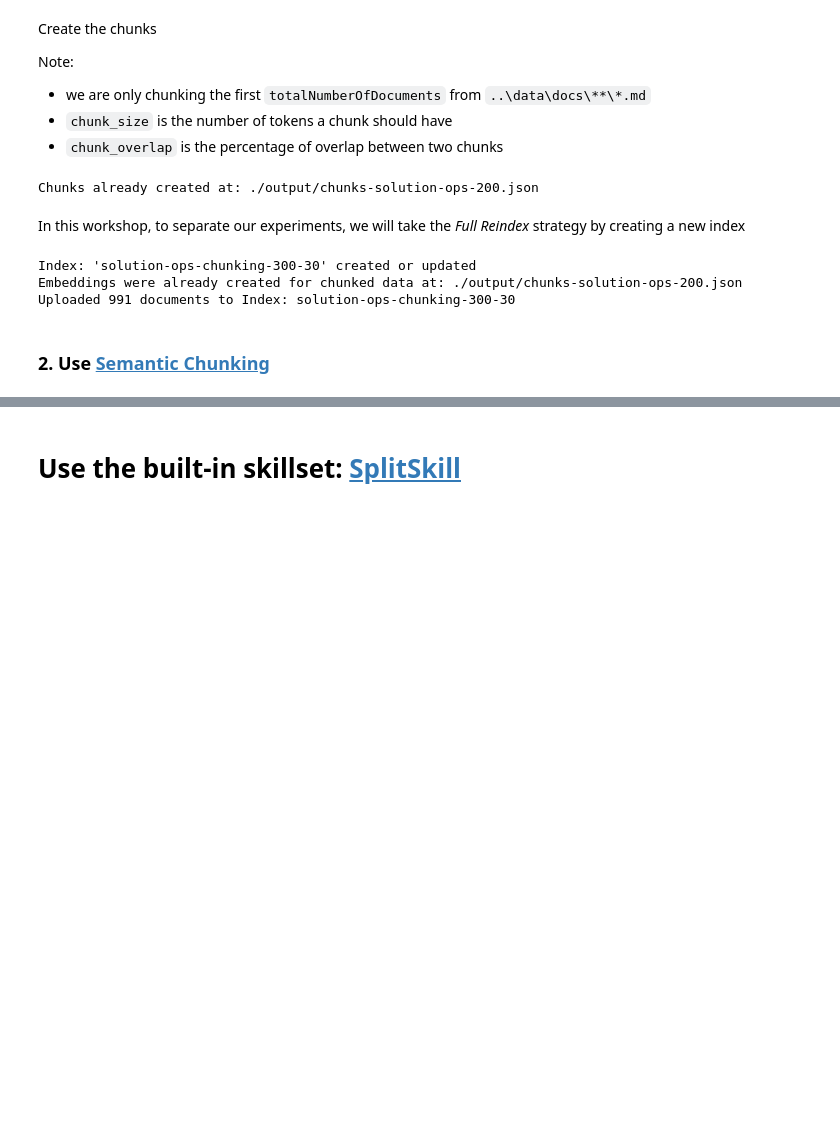
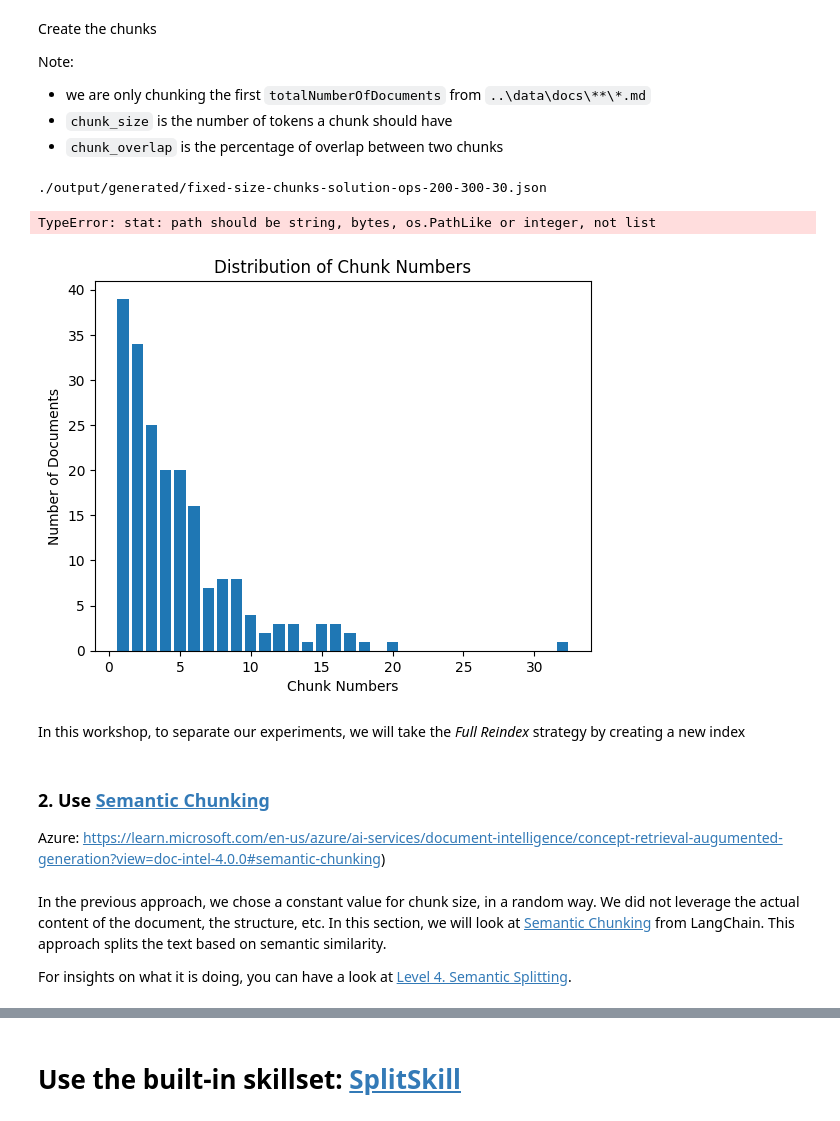
Before and after one commit to ai-workshop-ise/ai-hands-on-lab, a Jupyter notebook: _sources/3.3.experiment_chunking.ipynb, the cells around one changed output, grey strips where cells are left out. Saved outputs shown, nothing was run; the diff lists cells and outputs as text; code cells hidden in the pictures; blank space fills up the shorter version.

Commit message:
Update documentation

```diff
--- a/_sources/3.3.experiment_chunking.ipynb
+++ b/_sources/3.3.experiment_chunking.ipynb
@@ -67,7 +100,8 @@ def load_documents_from_folder(path, totalNumberOfDocuments=200) -> list[str]:
     print("Loading documents...")
     markdown_documents = []
     i = 0
-    for file in tqdm.tqdm(glob.glob(path, recursive=True)):
+    # tqdm.tqdm
+    for file in glob.glob(path, recursive=True):
         loader = UnstructuredFileLoader(file)
         document = loader.load()
         markdown_documents.append(document)
@@ -79,16 +119,12 @@ import json
 
 
 def create_chunks_and_save_to_file(
-    path_to_output, totalNumberOfDocuments=200, chunk_size=300, chunk_overlap=30
+    documents, path_to_output, chunk_size=300, chunk_overlap=30
 ) -> list:
     try:
         if os.path.exists(path_to_output):
             print(f"Chunks already created at: {path_to_output} ")
             return
-
-        documents = load_documents_from_folder(
-            "..\data\docs\**\*.md", totalNumberOfDocuments
-        )
 
         print("Creating chunks...")
         markdown_splitter = MarkdownTextSplitter.from_tiktoken_encoder(
@@ -100,15 +136,15 @@ def create_chunks_and_save_to_file(
         for document in tqdm.tqdm(documents):
             current_chunks_text_list = markdown_splitter.split_text(
                 document[0].page_content
-            )  # output = ["content chunk1", "content chunk2", ...]
-
+            )
             for i, chunk in enumerate(
                 current_chunks_text_list
-            ):  # (0, "content chunk1"), (1, "content chunk2"), ...
+            ):
+                source = document[0].metadata["source"]
                 current_chunk_dict = {
                     "chunkId": f"chunk{chunk_id}_{i}",
                     "chunkContent": chunk,
-                    "source": document[0].metadata["source"],
+                    "source": source,
                 }
                 all_chunks.append(current_chunk_dict)
 
@@ -123,10 +159,10 @@ def create_chunks_and_save_to_file(
 
         with open(path_to_output, "w") as f:
             json.dump(all_chunks, f)
-        print(f"Chunks created: ", lengths)
+        # print(f"Chunks created: ", lengths)
     except Exception as e:
         print(f"Error creating chunks: {e}")
-    return all_chunks
+    return lengths
 # %% [markdown]
 Create the chunks
 
@@ -135,32 +171,55 @@ Note:
 - we are only chunking the first `totalNumberOfDocuments` from `..\data\docs\**\*.md`
 - `chunk_size` is the number of tokens a chunk should have
 - `chunk_overlap` is the percentage of overlap between two chunks
-# %%
-totalNumberOfDocuments = 200
-path_to_chunks_output = f"./output/chunks-solution-ops-{totalNumberOfDocuments}.json"
-chunks = create_chunks_and_save_to_file(
-    path_to_chunks_output, totalNumberOfDocuments, chunk_size=300, chunk_overlap=30
-)
-# %% [output]
-Chunks already created at: ./output/chunks-solution-ops-200.json
+# %%
+totalNumberOfDocuments = 200
+chunk_size = 300
+chunk_overlap = 30
+fixed_chunks_output_prefix = "fixed-size-chunks-solution-ops"
+
+path_to_chunks_output = f"./output/generated/{fixed_chunks_output_prefix}-{totalNumberOfDocuments}-{chunk_size}-{chunk_overlap}.json"
+print(path_to_chunks_output)
+
+
+chunks = create_chunks_and_save_to_file(
+    documents, path_to_chunks_output, chunk_size=chunk_size, chunk_overlap=chunk_overlap)
+# %% [output]
+./output/generated/fixed-size-chunks-solution-ops-200-300-30.json
+TypeError: stat: path should be string, bytes, os.PathLike or integer, not list
+# %%
+from matplotlib import pyplot as plt
+
+# lengths = {[Number of chunks]: [number of documents with that number of chunks]}
+x = chunks.keys()  # number of chunks per document
+y = chunks.values()  # number of documents with that number of chunks
+
+plt.bar(x, y)
+plt.xlabel("Chunk Numbers")
+plt.ylabel("Number of Documents")
+plt.title("Distribution of Chunk Numbers")
+plt.show()
+# %% [output]
+[figure, added]
 # %% [markdown]
 In this workshop, to separate our experiments, we will take the _Full Reindex_ strategy by creating a new index
 # %%
 %run -i ./helpers/search.ipynb
 
 # 1. Create the new index
-new_index_name = "solution-ops-chunking-300-30"
-create_index(new_index_name)
+fixed_chunking_index_name = "solution-ops-fixed-chunking-300-30"
+create_index(fixed_chunking_index_name)
 
 # 2. Generate embeddings for the new chunks
-generated_embeddings_path = f"./output/chunks-solution-ops-embedded-{totalNumberOfDocuments}.json"
+generated_embeddings_path = f"./output/generated/{fixed_chunks_output_prefix}-embedded-{totalNumberOfDocuments}-{chunk_size}-{chunk_overlap}.json"
 generate_embeddings_for_chunks_and_save_to_file(path_to_chunks_file=path_to_chunks_output, path_to_output=generated_embeddings_path)
 
 # 3. Upload the embeddings to the new index
-upload_data(file_path=generated_embeddings_path, search_index_name=new_index_name)
+upload_data(file_path=generated_embeddings_path, search_index_name=fixed_chunking_index_name)
-# %% [output]
-Index: 'solution-ops-chunking-300-30' created or updated
-Embeddings were already created for chunked data at: ./output/chunks-solution-ops-200.json
-Uploaded 991 documents to Index: solution-ops-chunking-300-30
 # %% [markdown]
-### 2. Use [Semantic Chunking](https://learn.microsoft.com/en-us/azure/ai-services/document-intelligence/concept-retrieval-augumented-generation?view=doc-intel-4.0.0#semantic-chunking)
+### 2. Use [Semantic Chunking](https://python.langchain.com/docs/modules/data_connection/document_transformers/semantic-chunker)
+
+Azure: https://learn.microsoft.com/en-us/azure/ai-services/document-intelligence/concept-retrieval-augumented-generation?view=doc-intel-4.0.0#semantic-chunking)
+# %% [markdown]
+In the previous approach, we chose a constant value for chunk size, in a random way. We did not leverage the actual content of the document, the structure, etc. In this section, we will look at [Semantic Chunking](https://python.langchain.com/docs/modules/data_connection/document_transformers/semantic-chunker) from LangChain. This approach splits the text based on semantic similarity.
+
+For insights on what it is doing, you can have a look at [Level 4. Semantic Splitting](https://github.com/FullStackRetrieval-com/RetrievalTutorials/blob/main/5_Levels_Of_Text_Splitting.ipynb).
```
Also changed, not shown: parts of 39 cells of this notebook, 38 other files.
